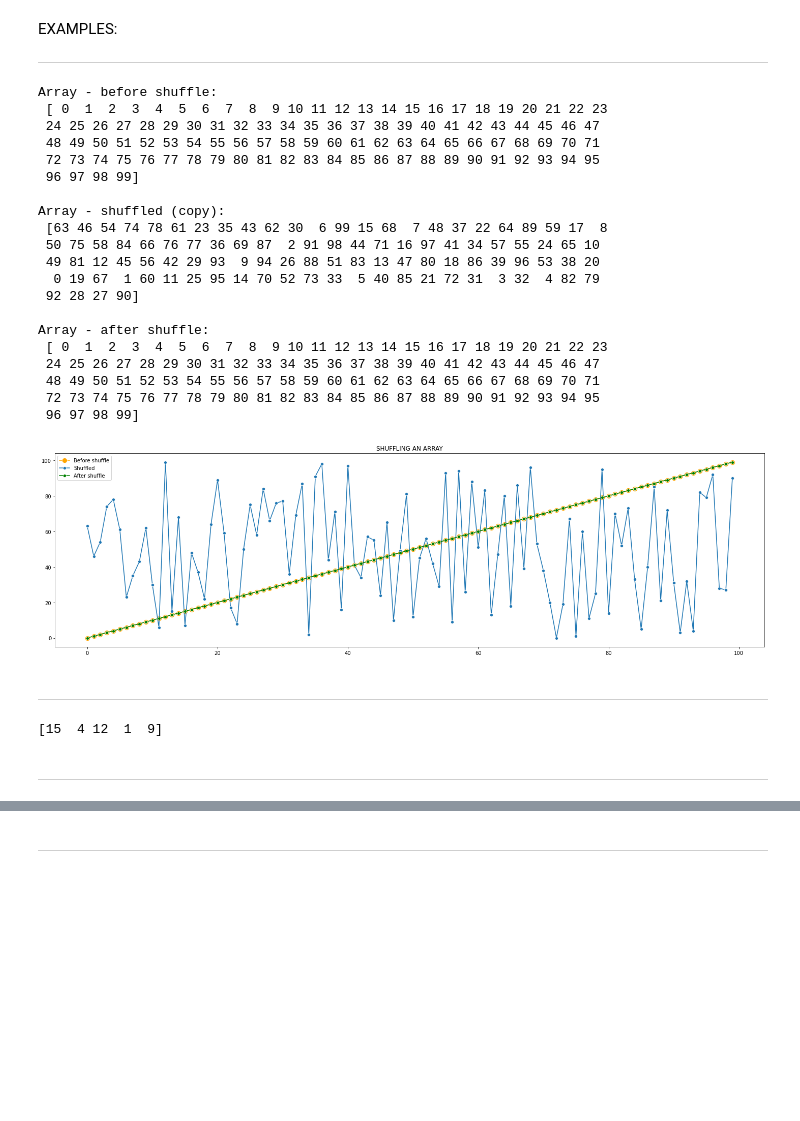
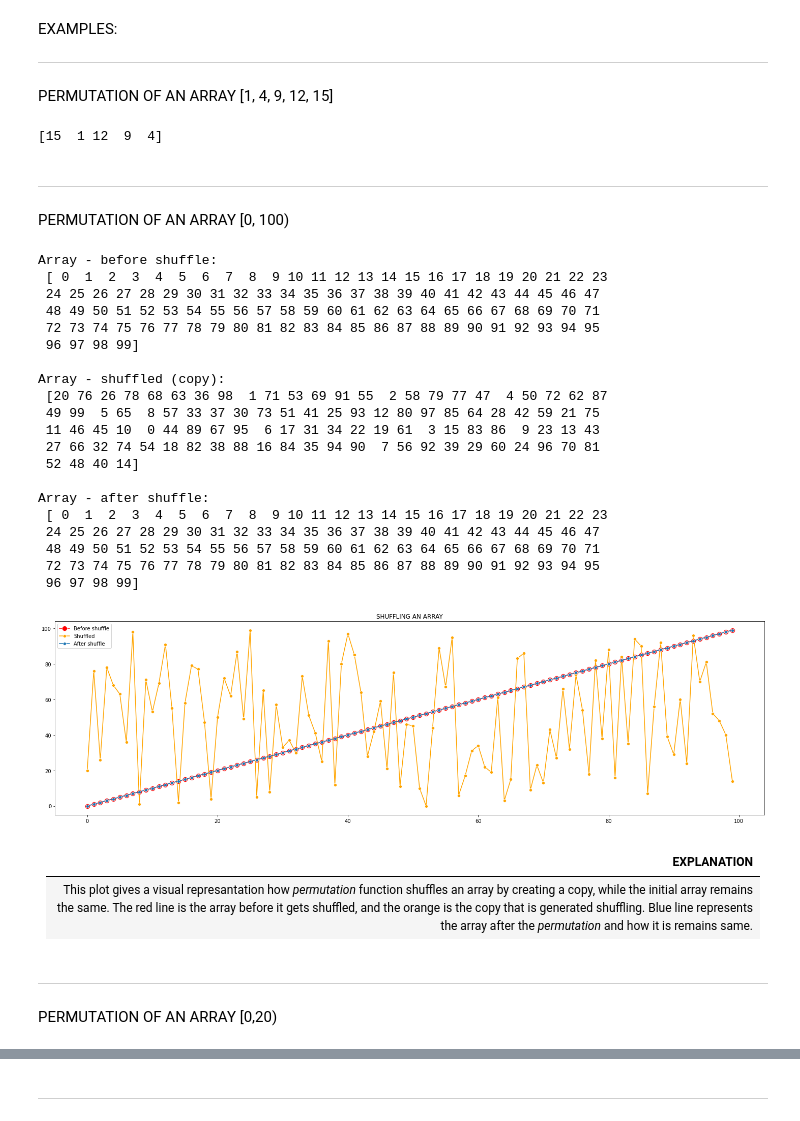
Before and after one commit to AnteDujic/Programming-for-Data-Analysis, a Jupyter notebook: numpy-random.ipynb, the cells around one changed output, grey strips where cells are left out. Cells and saved outputs as stored; diff of their text form; code cells hidden in the pictures; blank space fills up the shorter version.

```diff
--- a/numpy-random.ipynb
+++ b/numpy-random.ipynb
@@ -666,51 +705,61 @@ Randomly permutes a sequence, or returns a permuted range. ***x*** defines the e
 # %% [markdown]
 EXAMPLES:
 ***
+# %% [markdown]
+PERMUTATION OF AN ARRAY [1, 4, 9, 12, 15]
+# %%
+x1_per = (rng.permutation([1, 4, 9, 12, 15]))
+print(x1_per)
+# %% [output]
+[15  1 12  9  4]
+# %% [markdown]
+***
+# %% [markdown]
+PERMUTATION OF AN ARRAY [0, 100)
 # %%
 x_per = np.arange(100)
 print ("Array - before shuffle:\n", x_per, "\n")
 y_per = (rng.permutation(x_per))
 print ("Array - shuffled (copy):\n", y_per, "\n")
 print ("Array - after shuffle:\n", x_per, "\n")
 
 fig, axs = plt.subplots(figsize = (25,7))
-sns.lineplot(data = x_per, marker = "o", markersize=10, color = "orange")
-sns.lineplot(data = y_per, marker = "o")
-sns.lineplot(data = x_per, marker = "o", color = "g")
+sns.lineplot(data = x_per, marker = "o", markersize=10, color = "red")
+sns.lineplot(data = y_per, marker = "o", color = "orange")
+sns.lineplot(data = x_per, marker = "o")
 plt.title ("SHUFFLING AN ARRAY")
 plt.legend(["Before shuffle","Shuffled","After shuffle"])
 plt.show()
 # %% [output]
 Array - before shuffle:
  [ 0  1  2  3  4  5  6  7  8  9 10 11 12 13 14 15 16 17 18 19 20 21 22 23
  24 25 26 27 28 29 30 31 32 33 34 35 36 37 38 39 40 41 42 43 44 45 46 47
  48 49 50 51 52 53 54 55 56 57 58 59 60 61 62 63 64 65 66 67 68 69 70 71
  72 73 74 75 76 77 78 79 80 81 82 83 84 85 86 87 88 89 90 91 92 93 94 95
  96 97 98 99]
 
 Array - shuffled (copy):
- [63 46 54 74 78 61 23 35 43 62 30  6 99 15 68  7 48 37 22 64 89 59 17  8
- 50 75 58 84 66 76 77 36 69 87  2 91 98 44 71 16 97 41 34 57 55 24 65 10
- 49 81 12 45 56 42 29 93  9 94 26 88 51 83 13 47 80 18 86 39 96 53 38 20
-  0 19 67  1 60 11 25 95 14 70 52 73 33  5 40 85 21 72 31  3 32  4 82 79
- 92 28 27 90]
+ [20 76 26 78 68 63 36 98  1 71 53 69 91 55  2 58 79 77 47  4 50 72 62 87
+ 49 99  5 65  8 57 33 37 30 73 51 41 25 93 12 80 97 85 64 28 42 59 21 75
+ 11 46 45 10  0 44 89 67 95  6 17 31 34 22 19 61  3 15 83 86  9 23 13 43
+ 27 66 32 74 54 18 82 38 88 16 84 35 94 90  7 56 92 39 29 60 24 96 70 81
+ 52 48 40 14]
 
 Array - after shuffle:
  [ 0  1  2  3  4  5  6  7  8  9 10 11 12 13 14 15 16 17 18 19 20 21 22 23
  24 25 26 27 28 29 30 31 32 33 34 35 36 37 38 39 40 41 42 43 44 45 46 47
  48 49 50 51 52 53 54 55 56 57 58 59 60 61 62 63 64 65 66 67 68 69 70 71
  72 73 74 75 76 77 78 79 80 81 82 83 84 85 86 87 88 89 90 91 92 93 94 95
  96 97 98 99]
-[figure, old version]
+[figure, new version]
+# %% [markdown]
+| EXPLANATION |
+| :-: |
+| This plot gives a visual represantation how *permutation* function shuffles an array by creating a copy, while the initial array remains the same. The red line is the array before it gets shuffled, and the orange is the copy that is generated shuffling. Blue line represents the array after the *permutation* and how it is remains same. |
 # %% [markdown]
 ***
-# %%
-x1_per = (rng.permutation([1, 4, 9, 12, 15]))
-print(x1_per)
-# %% [output]
-[15  4 12  1  9]
-# %% [markdown]
-***
+# %% [markdown]
+PERMUTATION OF AN ARRAY [0,20)
 # %%
 x0_per=np.arange(20)
 y0_per = np.sin(x0_per)
```
Also changed, not shown: parts of 77 cells of this notebook.
